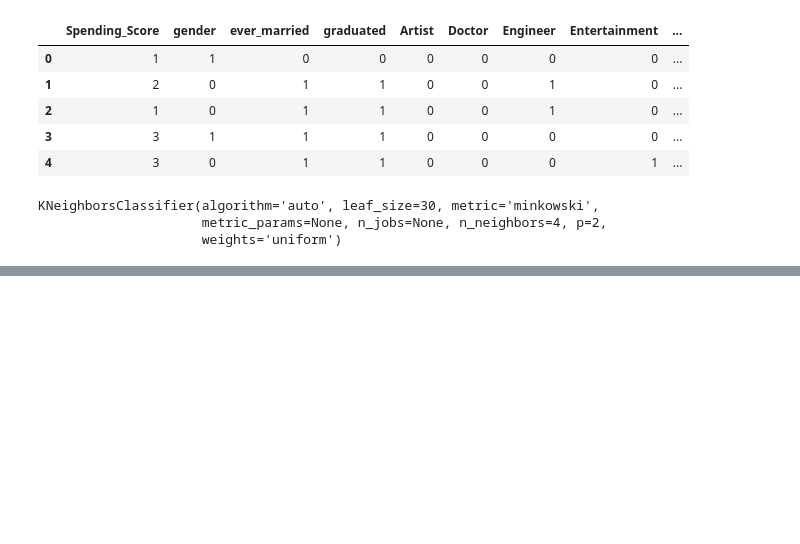
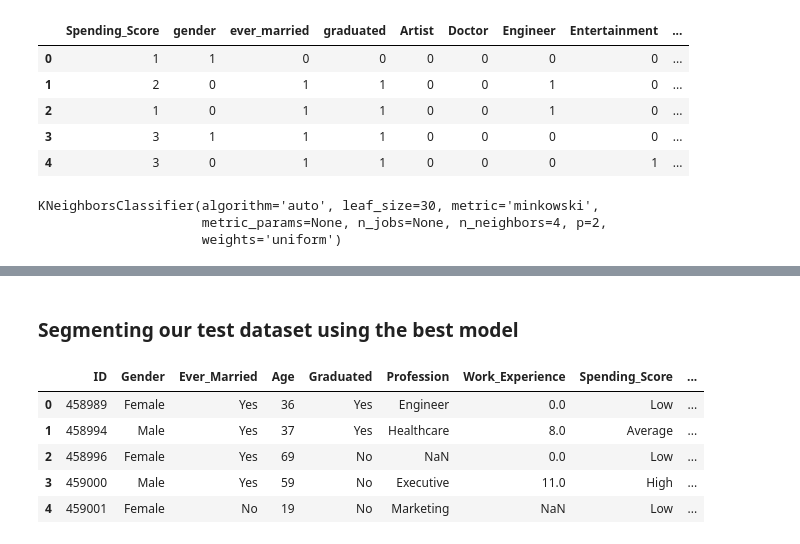
Before and after one commit to RidwanTiamiyu/super-parakeet, a Jupyter notebook: code.ipynb, the cells around one changed output, grey strips where cells are left out. Drawn from its saved outputs; the diff is of its cells as text; code cells hidden in the pictures; blank space fills up the shorter version.

```diff
--- a/code.ipynb
+++ b/code.ipynb
@@ -436,0 +489,12 @@ weighted avg       0.49      0.48      0.48      2017
+# %% [markdown]
+### Segmenting our test dataset using the best model
+# %%
+test = pd.read_csv('test.csv')
+test.head()
+# %% [output]
+|  | ID | Gender | Ever_Married | Age | Graduated | Profession | Work_Experience | Spending_Score | ... |
+| 0 | 458989 | Female | Yes | 36 | Yes | Engineer | 0.0 | Low | ... |
+| 1 | 458994 | Male | Yes | 37 | Yes | Healthcare | 8.0 | Average | ... |
+| 2 | 458996 | Female | Yes | 69 | No | NaN | 0.0 | Low | ... |
+| 3 | 459000 | Male | Yes | 59 | No | Executive | 11.0 | High | ... |
+| 4 | 459001 | Female | No | 19 | No | Marketing | NaN | Low | ... |
```
Also changed, not shown: parts of 46 cells of this notebook, 2 other files.
